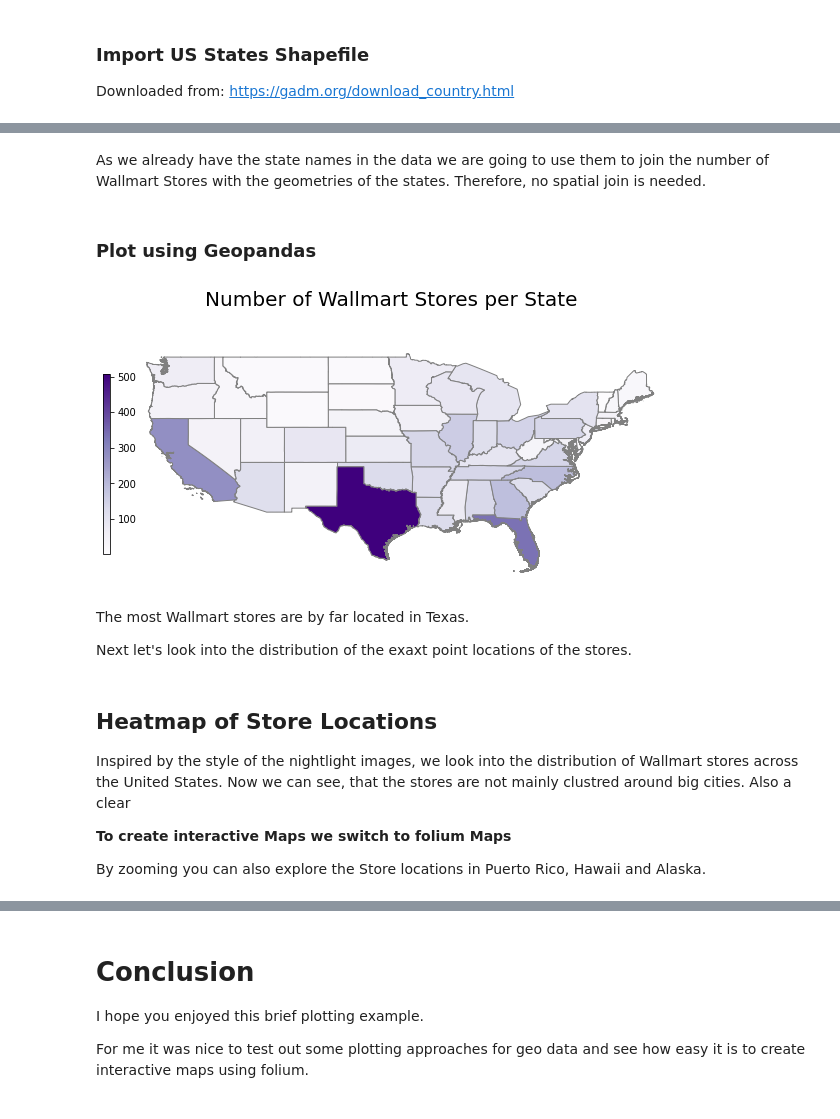
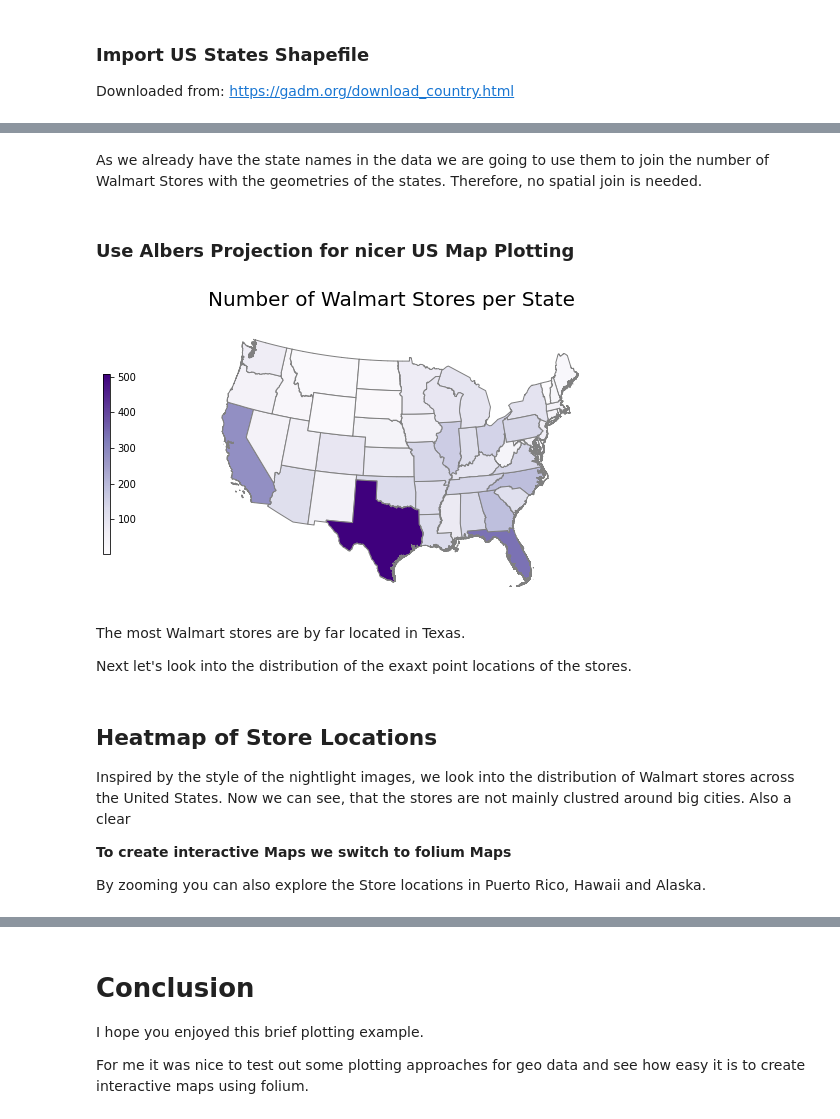
Before and after one commit to jkrol21/misc-notebooks, a Jupyter notebook: wallmart-store-maps.ipynb, the cells around one changed output, grey strips where cells are left out. Saved outputs shown, nothing was run; the diff lists cells and outputs as text; code cells hidden in the pictures.

Commit message:
Kaggle Notebook | 🗺 Maps of Walmart Stores | Version 3

```diff
--- a/wallmart-store-maps.ipynb
+++ b/wallmart-store-maps.ipynb
@@ -18,9 +18,9 @@ import matplotlib.pyplot as plt
 # %% [markdown]
 # Data Import
 # %%
-walmart_stores = pd.read_csv('/kaggle/input/-walmart-stores-location/walmart_store_locaction.csv')
-print(walmart_stores.shape)
-walmart_stores.head()
+walmart_stores_df = pd.read_csv('/kaggle/input/-walmart-stores-location/walmart_store_locaction.csv')
+print(walmart_stores_df.shape)
+walmart_stores_df.head()
 # %% [output]
 (4654, 22)
 |  | name | url | street_address | city | state | zip_code | country | phone_number_1 | phone_number_2 | ... |
@@ -86,6 +60,7 @@ Next we transform the pandas DataFrame into a GeoPandas DataFrame using the long
 # %%
 # transform into Geo Data Frame
 walmart_stores = gpd.GeoDataFrame(
-                            walmart_stores[['name','state','country']],
-                            geometry=gpd.points_from_xy(walmart_stores.longitude, walmart_stores.latitude))
+                            walmart_stores_df[['name','state','country']],
+                            geometry=gpd.points_from_xy(walmart_stores_df.longitude, walmart_stores_df.latitude),
+                            crs="EPSG:4326")
 # %% [markdown]
@@ -137,6 +113,7 @@ stores_per_state.head()
 Downloaded from: https://gadm.org/download_country.html
 # %%
 states = gpd.read_file('../input/us-states-shapefiles/shapefiles/gadm40_USA_1.shp')
+states = states.set_crs(epsg=4326)
 states.head()
 # %% [output]
 |  | ID_0 | COUNTRY | ID_1 | NAME_1 | VARNAME_1 | NL_NAME_1 | TYPE_1 | ENGTYPE_1 | CC_1 | HASC_1 | ... |
@@ -146,46 +123,47 @@ states.head()
 | 3 | USA | United States | USA.4_1 | Arkansas | AR|Ark. | None | State | State | None | US.AR | ... |
 | 4 | USA | United States | USA.5_1 | California | CA|Calif. | None | State | State | None | US.CA | ... |
 # %% [markdown]
-As we already have the state names in the data we are going to use them to join the number of Wallmart Stores with the geometries of the states. Therefore, no spatial join is needed.
+As we already have the state names in the data we are going to use them to join the number of Walmart Stores with the geometries of the states. Therefore, no spatial join is needed.
 # %%
 # Take the ISO2 code for each state
 states['state'] = states.HASC_1.apply(lambda x: x[-2:])
 
 # add the state geometry to the store counts
 stores_per_state = states[['state', 'geometry']].merge(stores_per_state, on='state')
-# %% [markdown]
-### Plot using Geopandas
+# %% [markdown]
+### Use Albers Projection for nicer US Map Plotting
+# %%
+proj_crs_str = """+proj=aea +lat_1=20 +lat_2=60 +lat_0=40 +lon_0=-96 +x_0=0 +y_0=0 +ellps=GRS80 +datum=NAD83 +units=m +no_defs"""
+stores_per_state = stores_per_state.to_crs(crs=proj_crs_str)
 # %%
 # total bounds for all geometries
-stores_location_box = gpd.GeoSeries(box(*walmart_stores.total_bounds))
-
 cmap='Purples'
 
 outer_states = pd.Series(['PR','AK','HI'])
 fig, ax = plt.subplots(figsize=(10, 5))
 
 stores_per_state[~stores_per_state.state.isin(outer_states)].plot(edgecolor='gray',
                             linewidth=1,
                             column='number_stores',
                             cmap=cmap,
                             ax=ax)
 
 sm = plt.cm.ScalarMappable(norm=plt.Normalize(vmin=stores_per_state.number_stores.min(), vmax=stores_per_state.number_stores.max()), cmap=cmap)
 cbaxes = fig.add_axes([0.1, 0.25, 0.01, 0.5])
 cbar = fig.colorbar(sm, cax=cbaxes)
-fig.suptitle("Number of Wallmart Stores per State", fontsize=20)
+fig.suptitle("Number of Walmart Stores per State", fontsize=20)
 ax.axis('off')
 plt.show()
 # %% [output]
-[figure, old version]
+[figure, new version]
 # %% [markdown]
-The most Wallmart stores are by far located in Texas.
+The most Walmart stores are by far located in Texas.
 
 Next let's look into the distribution of the exaxt point locations of the stores.
 # %% [markdown]
 ## Heatmap of Store Locations
 
-Inspired by the style of the nightlight images, we look into the distribution of Wallmart stores across the United States. Now we can see, that the stores are not mainly clustred around big cities.
+Inspired by the style of the nightlight images, we look into the distribution of Walmart stores across the United States. Now we can see, that the stores are not mainly clustred around big cities.
 Also a clear
 
 **To create interactive Maps we switch to folium Maps**
```
Also changed, not shown: parts of 11 cells of this notebook.
